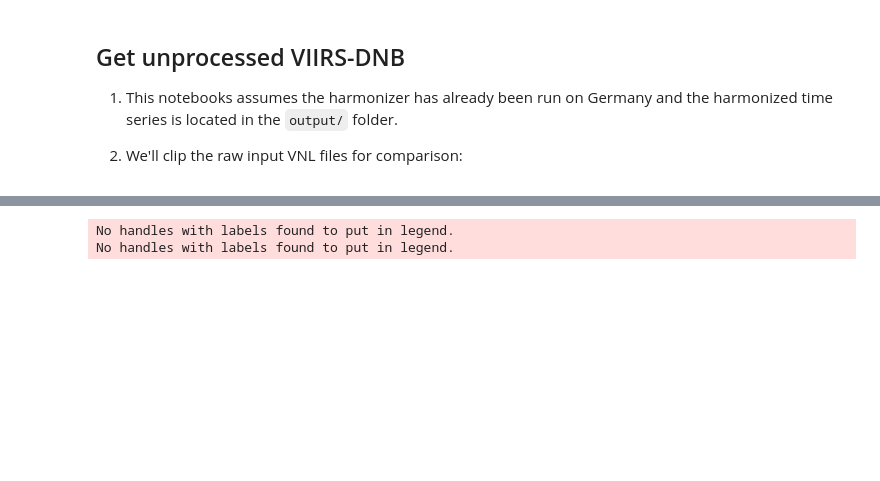
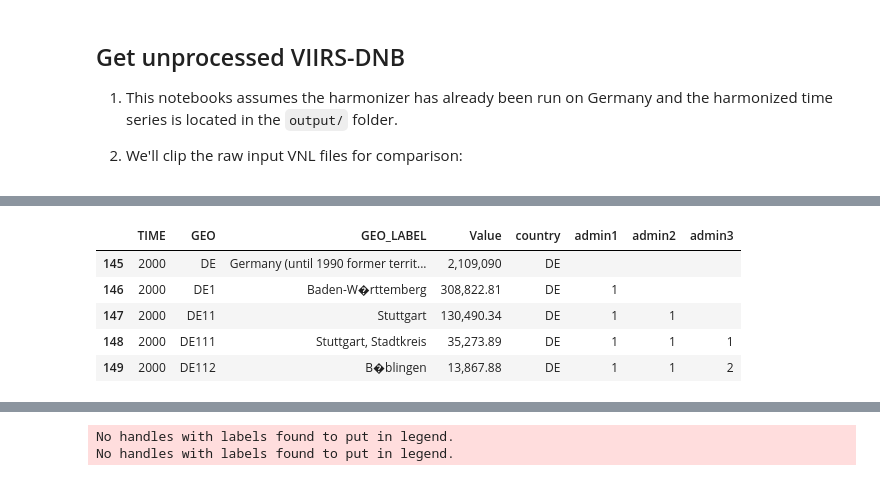
Before and after one commit to worldbank/NTL_Harmonizer, a Jupyter notebook: notebooks/EU_NUTS3_GDP_vs_NTL_analysis.ipynb, the cells around one changed output, grey strips where cells are left out. Cells and saved outputs as stored; diff of their text form; code cells hidden in the pictures; blank space fills up the shorter version.

```diff
--- a/notebooks/EU_NUTS3_GDP_vs_NTL_analysis.ipynb
+++ b/notebooks/EU_NUTS3_GDP_vs_NTL_analysis.ipynb
@@ -68,0 +96,9 @@ es_ntl = extract_time_series(DMSP_RAWES, VIIRS_RAWES, OUTPUTES, 1, 1)
+# %%
+df.head()
+# %% [output]
+|  | TIME | GEO | GEO_LABEL | Value | country | admin1 | admin2 | admin3 |
+| 145 | 2000 | DE | Germany (until 1990 former territ... | 2,109,090 | DE |  |  |  |
+| 146 | 2000 | DE1 | Baden-W�rttemberg | 308,822.81 | DE | 1 |  |  |
+| 147 | 2000 | DE11 | Stuttgart | 130,490.34 | DE | 1 | 1 |  |
+| 148 | 2000 | DE111 | Stuttgart, Stadtkreis | 35,273.89 | DE | 1 | 1 | 1 |
+| 149 | 2000 | DE112 | B�blingen | 13,867.88 | DE | 1 | 1 | 2 |
```
Also changed, not shown: parts of 8 cells of this notebook, 3 other files.
